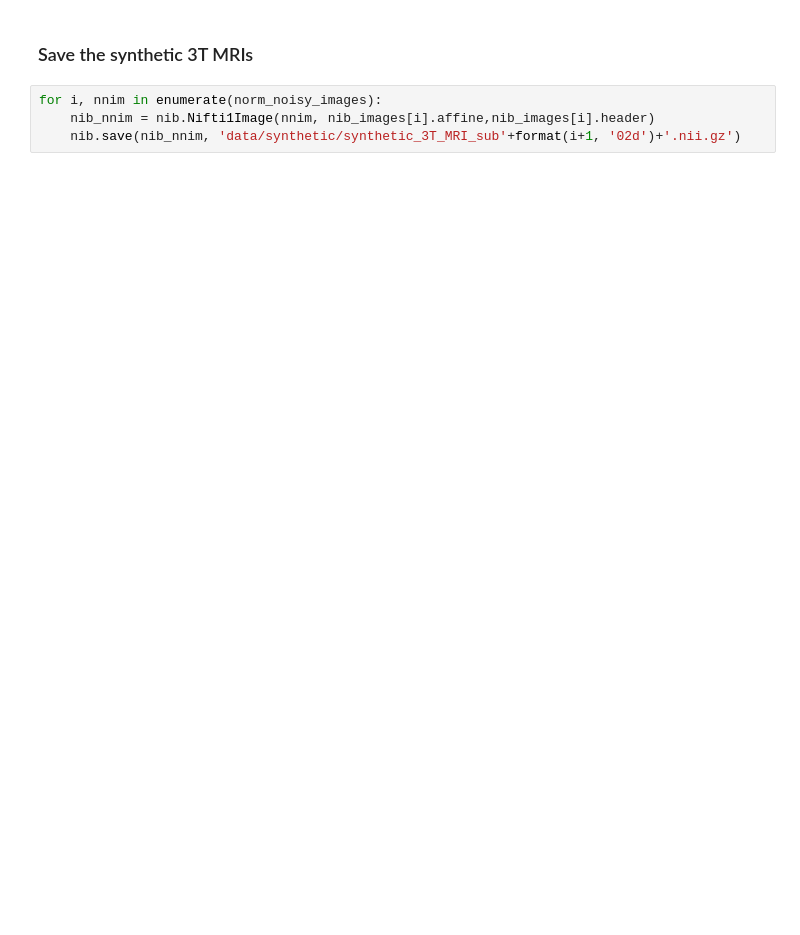
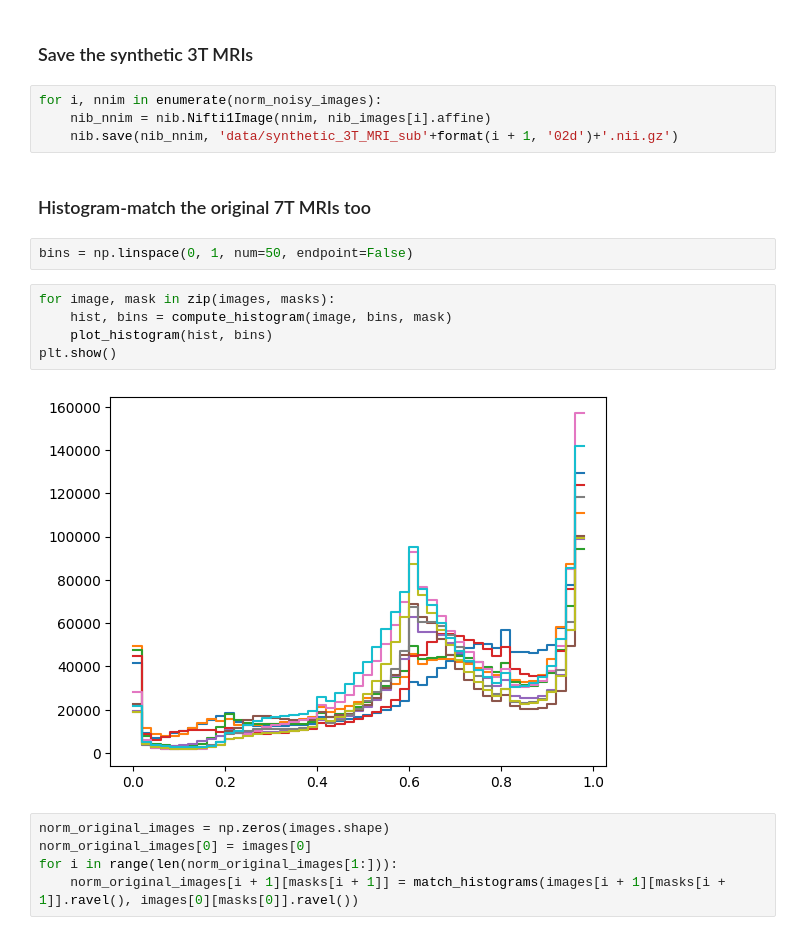
Before and after one commit to mattplo/MLSP, a Jupyter notebook: data_preprocessing_code.ipynb, the cells around one changed output. Drawn from its saved outputs; the diff is of its cells as text; blank space fills up the shorter version.

```diff
--- a/data_preprocessing_code.ipynb
+++ b/data_preprocessing_code.ipynb
@@ -94,5 +94,21 @@ plt.show()
 ### Save the synthetic 3T MRIs
 # %%
 for i, nnim in enumerate(norm_noisy_images):
-    nib_nnim = nib.Nifti1Image(nnim, nib_images[i].affine,nib_images[i].header)
-    nib.save(nib_nnim, 'data/synthetic/synthetic_3T_MRI_sub'+format(i+1, '02d')+'.nii.gz')
+    nib_nnim = nib.Nifti1Image(nnim, nib_images[i].affine)
+    nib.save(nib_nnim, 'data/synthetic_3T_MRI_sub'+format(i + 1, '02d')+'.nii.gz')
+# %% [markdown]
+### Histogram-match the original 7T MRIs too
+# %%
+bins = np.linspace(0, 1, num=50, endpoint=False)
+# %%
+for image, mask in zip(images, masks):
+    hist, bins = compute_histogram(image, bins, mask)
+    plot_histogram(hist, bins)
+plt.show()
+# %% [output]
+[figure, added]
+# %%
+norm_original_images = np.zeros(images.shape)
+norm_original_images[0] = images[0]
+for i in range(len(norm_original_images[1:])):
+    norm_original_images[i + 1][masks[i + 1]] = match_histograms(images[i + 1][masks[i + 1]].ravel(), images[0][masks[0]].ravel())
```
Also changed, not shown: parts of 5 cells of this notebook.
